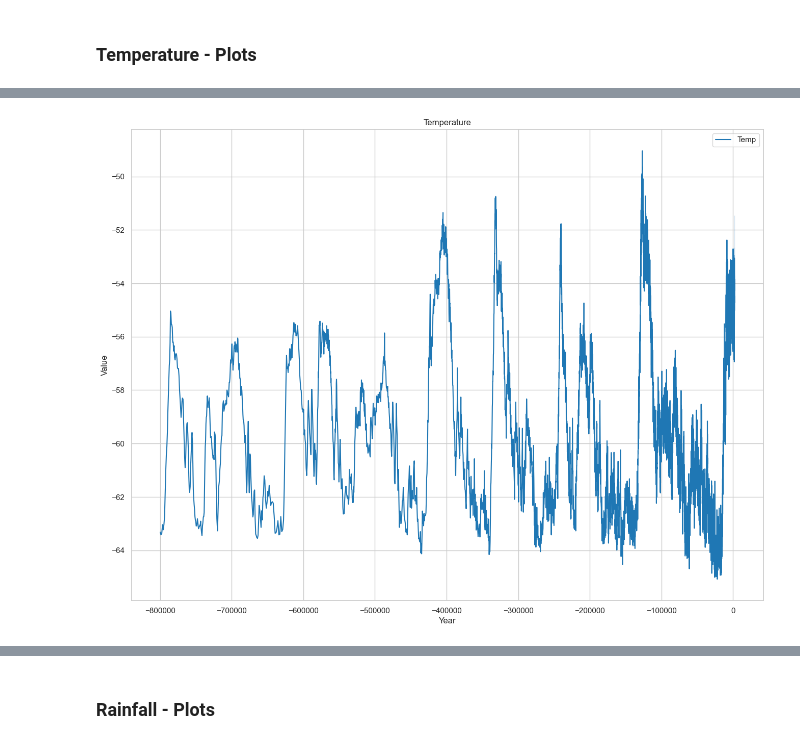
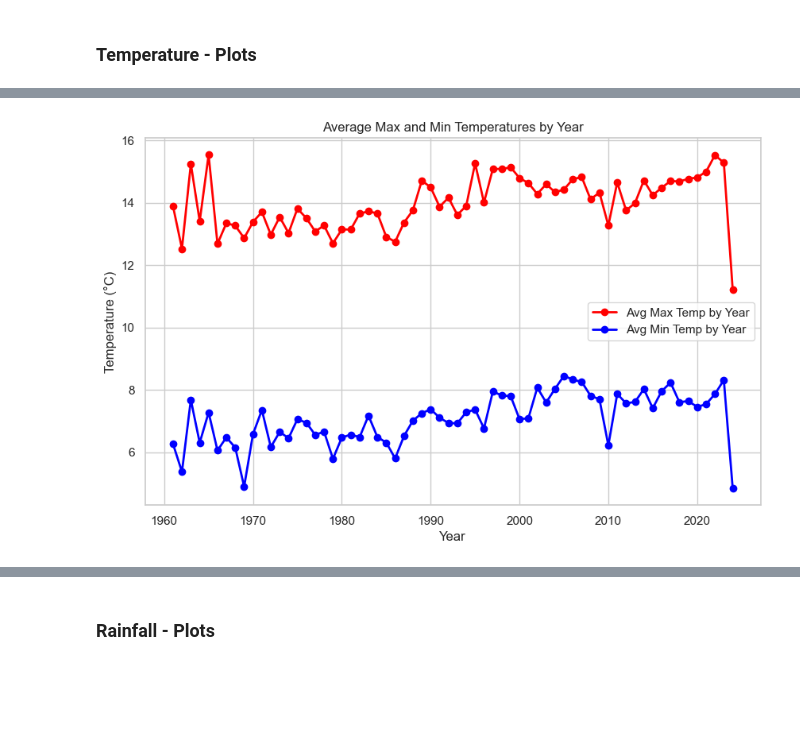
Before and after one commit to rebhanqui/programming-data-project-2, a Jupyter notebook: climate-change-data.ipynb, the cells around one changed output, grey strips where cells are left out. Saved outputs shown, nothing was run; the diff lists cells and outputs as text; code cells hidden in the pictures; blank space fills up the shorter version.

```diff
--- a/climate-change-data.ipynb
+++ b/climate-change-data.ipynb
@@ -893,18 +897,18 @@ plt.show()
-# %%
-plt.figure(figsize=(16, 12))
-#selection of data for demonstration
-
-sns.set_style("whitegrid")
-sns.set_context("notebook")
-
-sns.lineplot(data=mergetemp, x="year", y="temp", label="Temp")
-
-plt.title("Temperature")
-plt.xlabel("Year")
-plt.ylabel("Value")
-
-plt.legend()
-
-plt.show()
-# %% [output]
-[figure, removed]
+# %%
+# yearly average
+plt.figure(figsize=(10, 6))
+plt.plot(yearly_avg1["year"], yearly_avg1["maxt"], label="Avg Max Temp by Year", color="r", marker="o", linewidth=2)
+plt.plot(yearly_avg1["year"], yearly_avg1["mint"], label="Avg Min Temp by Year", color="b", marker="o", linewidth=2)
+
+# adding labels, title, and grid
+plt.xlabel("Year")
+plt.ylabel("Temperature (°C)")
+plt.title("Average Max and Min Temperatures by Year")
+plt.legend()
+plt.grid(True)
+
+# show/save the plot
+plt.savefig("irishtemperatures_yearly_avg.jpg")
+plt.show()
+# %% [output]
+[figure, added]
```
Also changed, not shown: parts of 38 cells of this notebook, 17 other files.
